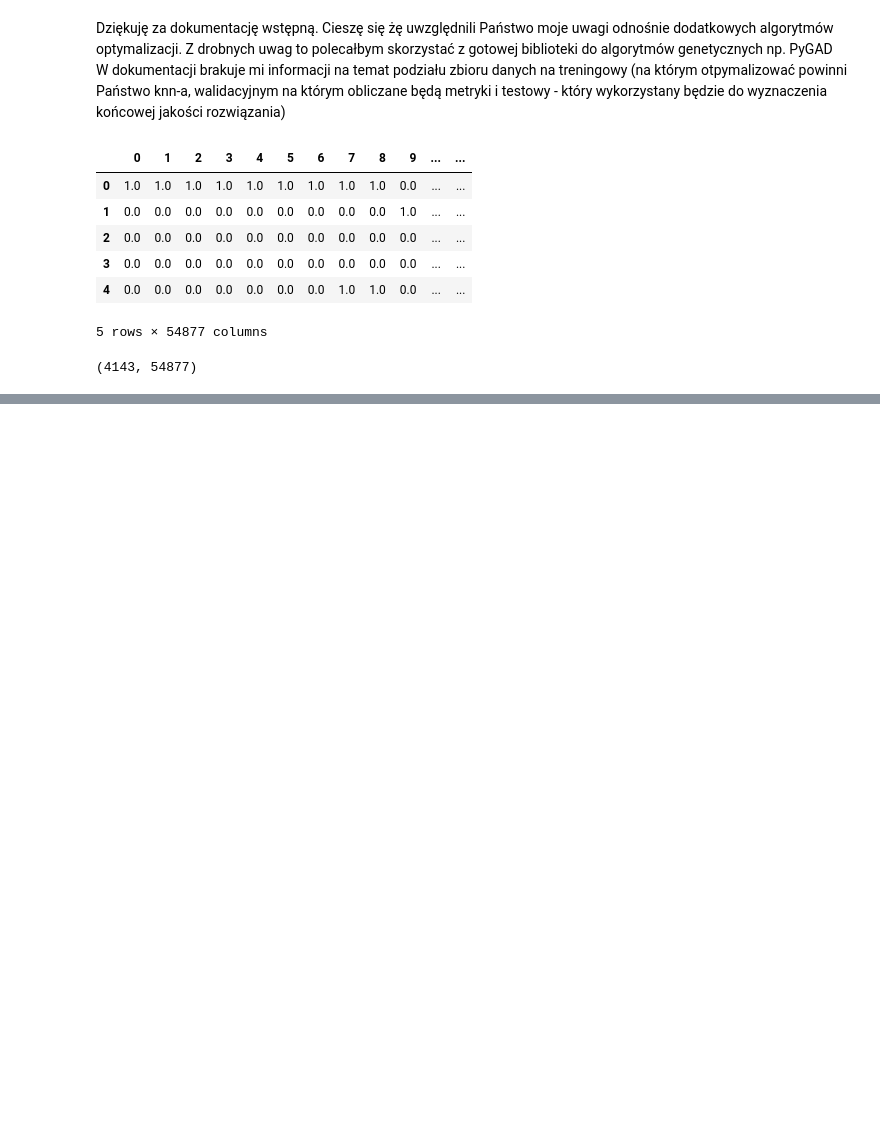
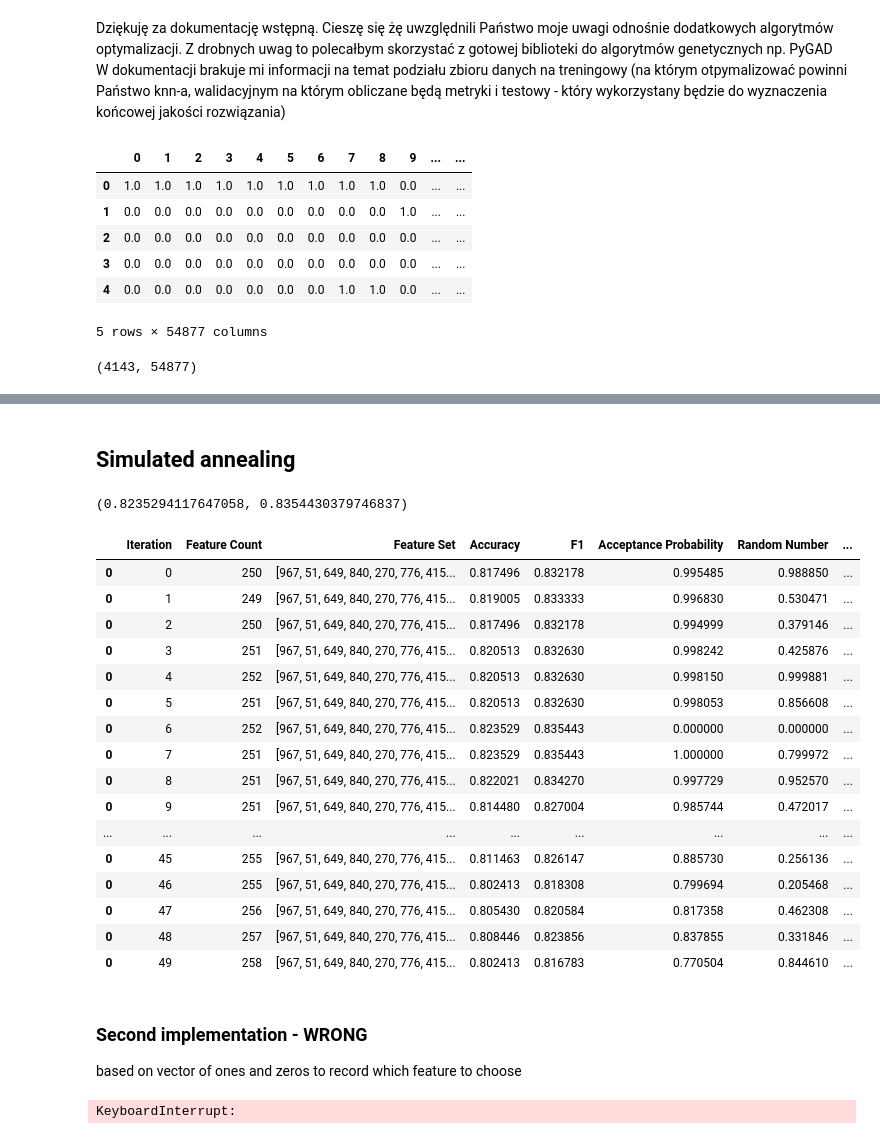
Before and after one commit to patrick-bedkowski/Attribute-opimization-for-Binary-Classification, a Jupyter notebook: binary_classification.ipynb, the cells around one changed output, grey strips where cells are left out. Drawn from its saved outputs; the diff is of its cells as text; code cells hidden in the pictures; blank space fills up the shorter version.

Commit message:
Added simulation annealing

```diff
--- a/binary_classification.ipynb
+++ b/binary_classification.ipynb
@@ -128,12 +130,12 @@ def sequential_forward_selection(df, labels, max_features=None):
             selected_features.append(current_best_feature)
             print(f"Selected Features: {selected_features}")
             print(f"Accuracy with Selected Features: {best_accuracy:.2f}")
-            df_performance = df_performance.append({
+            df_performance = pd.concat([df_performance, pd.DataFrame({
                 "selected_features": selected_features.copy(),
                 "num_selected_features": len(selected_features),
                 "time": time() - start_time,
                 "accuracy_validate": best_accuracy,
                 "f1_validate": best_f1
-            }, ignore_index=True)
+            })])
 
     return selected_features, best_accuracy, best_f1, df_performance
@@ -160,0 +160,2 @@ df_performance
+# %% [markdown]
+## Simulated annealing
@@ -160,0 +299,38 @@ df_performance
+# %%
+N_OF_FEATURES_TO_TEST = 1000
+X_train, X_test, y_train, y_test = train_test_split(df.iloc[:,:N_OF_FEATURES_TO_TEST], labels, test_size=0.2, random_state=42)
+# %%
+# Example usage
+MAX_ITER=50
+
+best_set, best_accuracy, best_f1, df_benchmark = simulated_annealing(X_train, y_train,
+                                                                     initial_temp=1,
+                                                                     final_temp=0.01,
+                                                                     alpha=0.95,
+                                                                     max_iter=MAX_ITER)
+best_accuracy, best_f1
+# %% [output]
+(0.8235294117647058, 0.8354430379746837)
+# %%
+df_benchmark
+# %% [output]
+|  | Iteration | Feature Count | Feature Set | Accuracy | F1 | Acceptance Probability | Random Number | ... |
+| 0 | 0 | 250 | [967, 51, 649, 840, 270, 776, 415... | 0.817496 | 0.832178 | 0.995485 | 0.988850 | ... |
+| 0 | 1 | 249 | [967, 51, 649, 840, 270, 776, 415... | 0.819005 | 0.833333 | 0.996830 | 0.530471 | ... |
+| 0 | 2 | 250 | [967, 51, 649, 840, 270, 776, 415... | 0.817496 | 0.832178 | 0.994999 | 0.379146 | ... |
+| 0 | 3 | 251 | [967, 51, 649, 840, 270, 776, 415... | 0.820513 | 0.832630 | 0.998242 | 0.425876 | ... |
+| 0 | 4 | 252 | [967, 51, 649, 840, 270, 776, 415... | 0.820513 | 0.832630 | 0.998150 | 0.999881 | ... |
+| 0 | 5 | 251 | [967, 51, 649, 840, 270, 776, 415... | 0.820513 | 0.832630 | 0.998053 | 0.856608 | ... |
+| 0 | 6 | 252 | [967, 51, 649, 840, 270, 776, 415... | 0.823529 | 0.835443 | 0.000000 | 0.000000 | ... |
+| 0 | 7 | 251 | [967, 51, 649, 840, 270, 776, 415... | 0.823529 | 0.835443 | 1.000000 | 0.799972 | ... |
+| 0 | 8 | 251 | [967, 51, 649, 840, 270, 776, 415... | 0.822021 | 0.834270 | 0.997729 | 0.952570 | ... |
+| 0 | 9 | 251 | [967, 51, 649, 840, 270, 776, 415... | 0.814480 | 0.827004 | 0.985744 | 0.472017 | ... |
+| ... | ... | ... | ... | ... | ... | ... | ... | ... |
+| 0 | 45 | 255 | [967, 51, 649, 840, 270, 776, 415... | 0.811463 | 0.826147 | 0.885730 | 0.256136 | ... |
+| 0 | 46 | 255 | [967, 51, 649, 840, 270, 776, 415... | 0.802413 | 0.818308 | 0.799694 | 0.205468 | ... |
+| 0 | 47 | 256 | [967, 51, 649, 840, 270, 776, 415... | 0.805430 | 0.820584 | 0.817358 | 0.462308 | ... |
+| 0 | 48 | 257 | [967, 51, 649, 840, 270, 776, 415... | 0.808446 | 0.823856 | 0.837855 | 0.331846 | ... |
+| 0 | 49 | 258 | [967, 51, 649, 840, 270, 776, 415... | 0.802413 | 0.816783 | 0.770504 | 0.844610 | ... |
+# %% [markdown]
+### Second implementation  -  WRONG
+based on vector of ones and zeros to record which feature to choose
@@ -160,0 +405,6 @@ df_performance
+# %%
+# Example usage
+num_features_target = 5  # Set the number of features you want to select
+selected_vector, accuracy, f1 = simulated_annealing(df, labels, initial_temp=1000, final_temp=1, alpha=0.95, num_features_target=num_features_target)
+# %% [output]
+KeyboardInterrupt:
```
Also changed, not shown: parts of 10 cells of this notebook.
